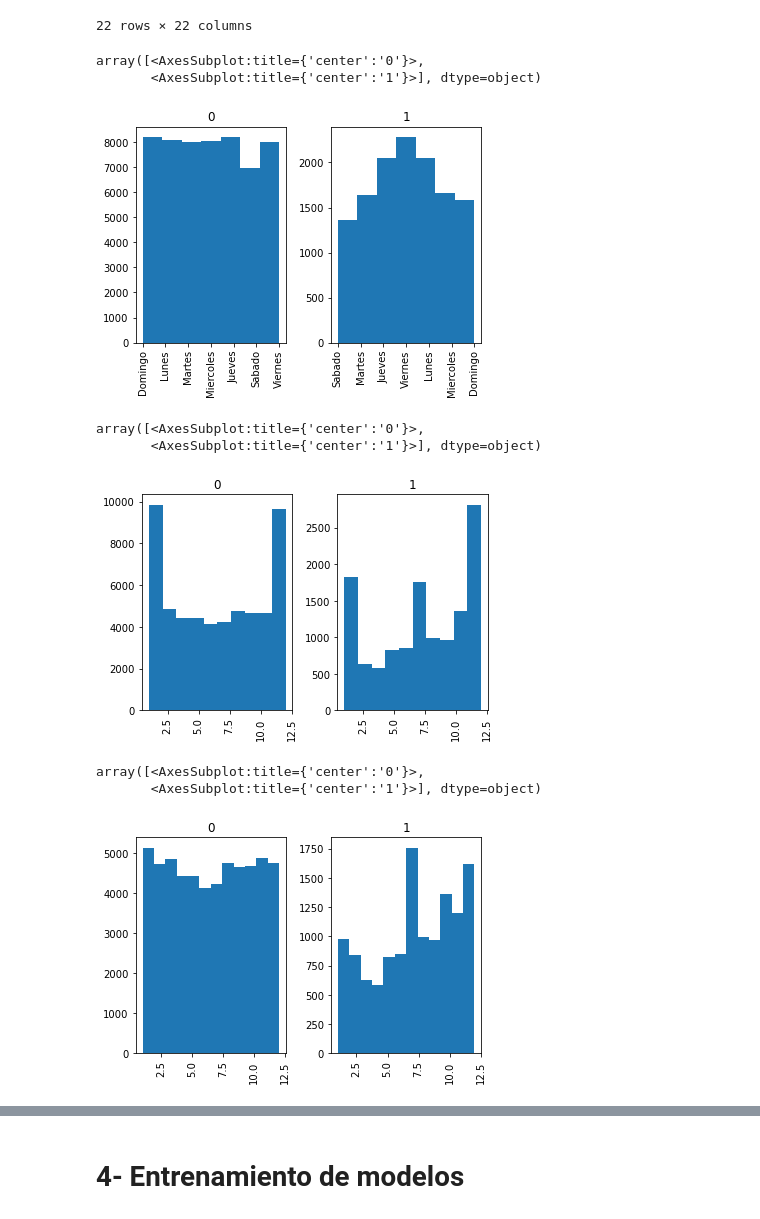
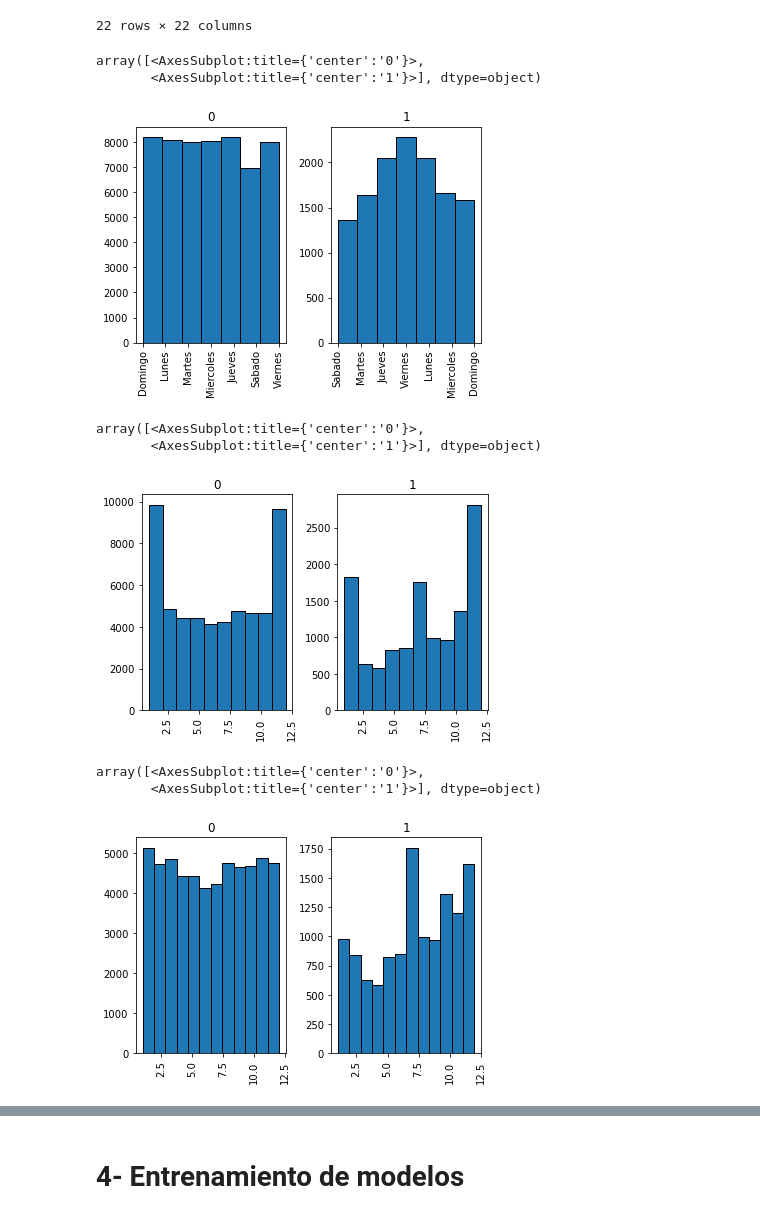
Before and after one commit to nachovalde/Challenge---LATAM-Airlines, a Jupyter notebook: solution.ipynb, the cells around one changed output, grey strips where cells are left out. Drawn from its saved outputs; the diff is of its cells as text; code cells hidden in the pictures.

```diff
--- a/solution.ipynb
+++ b/solution.ipynb
@@ -566,21 +564,21 @@ data.apply(lambda x: x.factorize()[0]).corr()
 | periodo_dia | 0.001036 | -0.036546 | NaN | 0.134093 | 0.114902 | 0.004577 | -0.025554 | NaN | 0.133257 | 0.104721 | ... | ... |
 22 rows × 22 columns
 # %%
-data.hist(column='DIANOM', by='atraso_15', bins = 7)
+data.hist(column='DIANOM', by='atraso_15', bins = 7, histtype='bar', ec='black')
 # %% [output]
 array([<AxesSubplot:title={'center':'0'}>,
        <AxesSubplot:title={'center':'1'}>], dtype=object)
-[figure, old version]
+[figure, new version]
 # %%
-data.hist(column='MES', by='atraso_15')
+data.hist(column='MES', by='atraso_15', histtype='bar', ec='black')
 # %% [output]
 array([<AxesSubplot:title={'center':'0'}>,
        <AxesSubplot:title={'center':'1'}>], dtype=object)
-[figure, old version]
+[figure, new version]
 # %%
-data.hist(column='MES', by='atraso_15', bins = 12)
+data.hist(column='MES', by='atraso_15', bins = 12, histtype='bar', ec='black')
 # %% [output]
 array([<AxesSubplot:title={'center':'0'}>,
        <AxesSubplot:title={'center':'1'}>], dtype=object)
-[figure, old version]
+[figure, new version]
 # %%
```
Also changed, not shown: parts of 55 cells of this notebook.
